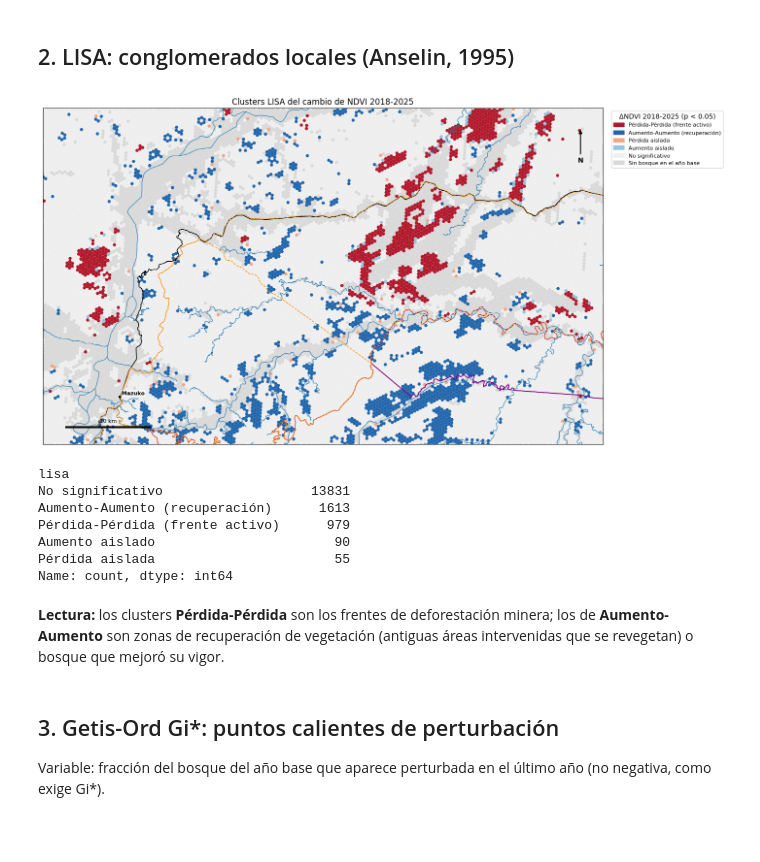
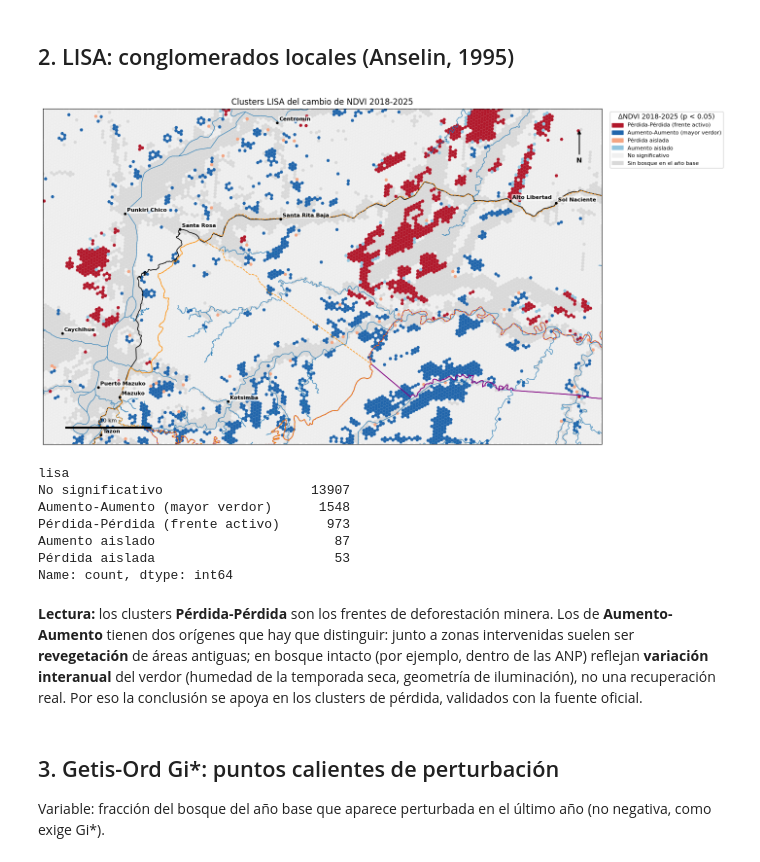
Before and after one commit to wilder14-eslu/teledeteccion-cloud-madre-de-dios, a Jupyter notebook: resultados/notebooks_ejecutados/03_dependencia_espacial.ipynb, the cells around one changed output. Cells and saved outputs as stored; diff of their text form; code cells hidden in the pictures; blank space fills up the shorter version.

```diff
--- a/resultados/notebooks_ejecutados/03_dependencia_espacial.ipynb
+++ b/resultados/notebooks_ejecutados/03_dependencia_espacial.ipynb
@@ -58,7 +58,7 @@ anp = capa("areas_protegidas_sernanp")
 anp = anp if anp is not None else capa("areas_protegidas")
 if vias is not None and "highway" in vias:
     vias = vias[vias["highway"].isin(["trunk", "primary"])]
-if poblados is not None and len(poblados) > 12:
+if poblados is not None and len(poblados) > 15:
     poblados = poblados[poblados["fclass"].isin(["city", "town"])] if "fclass" in poblados else poblados.head(12)
 BOUNDS = C.GRID_BOUNDS_UTM
 CONTEXTO = {"Ríos": (rios, dict(color="#1f78b4", lw=0.8)),
@@ -147,37 +147,40 @@ plt.tight_layout(); plt.savefig(FIG / "03_moran_scatter.png", dpi=150); plt.show
 ## 2. LISA: conglomerados locales (Anselin, 1995)
 # %%
 lisa = Moran_Local(y, w, permutations=999, seed=42)
-etiquetas = {1: "Aumento-Aumento (recuperación)", 3: "Pérdida-Pérdida (frente activo)",
+etiquetas = {1: "Aumento-Aumento (mayor verdor)", 3: "Pérdida-Pérdida (frente activo)",
              2: "Pérdida aislada", 4: "Aumento aislado"}
 d["lisa"] = np.where(lisa.p_sim < 0.05, pd.Series(lisa.q).map(etiquetas), "No significativo")
-colores = {"Pérdida-Pérdida (frente activo)": "#b2182b", "Aumento-Aumento (recuperación)": "#2166ac",
+colores = {"Pérdida-Pérdida (frente activo)": "#b2182b", "Aumento-Aumento (mayor verdor)": "#2166ac",
            "Pérdida aislada": "#f4a582", "Aumento aislado": "#92c5de", "No significativo": "#f0f0f0"}
 fig, ax = plt.subplots(figsize=(14, 8))
 gdf.plot(ax=ax, color="#d9d9d9", linewidth=0)
 for k, c in colores.items():
     sub = d[d.lisa == k]
     if len(sub):
         sub.plot(ax=ax, color=c, linewidth=0)
 contexto(ax, legend=False)
 from matplotlib.patches import Patch
 h_lisa = [Patch(color=c, label=k) for k, c in colores.items()] + [Patch(color="#d9d9d9", label="Sin bosque en el año base")]
 h_ctx = ax.get_legend_handles_labels()[0]
 ax.legend(handles=h_lisa, title=f"ΔNDVI {Y0}-{Y1} (p < 0.05)", loc="upper left", bbox_to_anchor=(1.01, 1), fontsize=8)
 ax.set_title(f"Clusters LISA del cambio de NDVI {Y0}-{Y1}")
 plt.tight_layout(); plt.savefig(FIG / "03_lisa.png", dpi=150, bbox_inches="tight"); plt.show()
 print(d.lisa.value_counts())
 # %% [output]
-[figure, old version]
+[figure, new version]
 lisa
-No significativo                   13831
-Aumento-Aumento (recuperación)      1613
-Pérdida-Pérdida (frente activo)      979
-Aumento aislado                       90
-Pérdida aislada                       55
+No significativo                   13907
+Aumento-Aumento (mayor verdor)      1548
+Pérdida-Pérdida (frente activo)      973
+Aumento aislado                       87
+Pérdida aislada                       53
 Name: count, dtype: int64
-# %% [markdown]
-**Lectura:** los clusters **Pérdida-Pérdida** son los frentes de deforestación minera; los de **Aumento-Aumento**
-son zonas de recuperación de vegetación (antiguas áreas intervenidas que se revegetan) o bosque que mejoró su vigor.
+# %% [markdown]
+**Lectura:** los clusters **Pérdida-Pérdida** son los frentes de deforestación minera. Los de **Aumento-Aumento**
+tienen dos orígenes que hay que distinguir: junto a zonas intervenidas suelen ser **revegetación** de áreas antiguas;
+en bosque intacto (por ejemplo, dentro de las ANP) reflejan **variación interanual** del verdor (humedad de la
+temporada seca, geometría de iluminación), no una recuperación real. Por eso la conclusión se apoya en los clusters
+de pérdida, validados con la fuente oficial.
 # %% [markdown]
 ## 3. Getis-Ord Gi*: puntos calientes de perturbación
 
```
Also changed, not shown: parts of 4 cells of this notebook, 26 other files.
